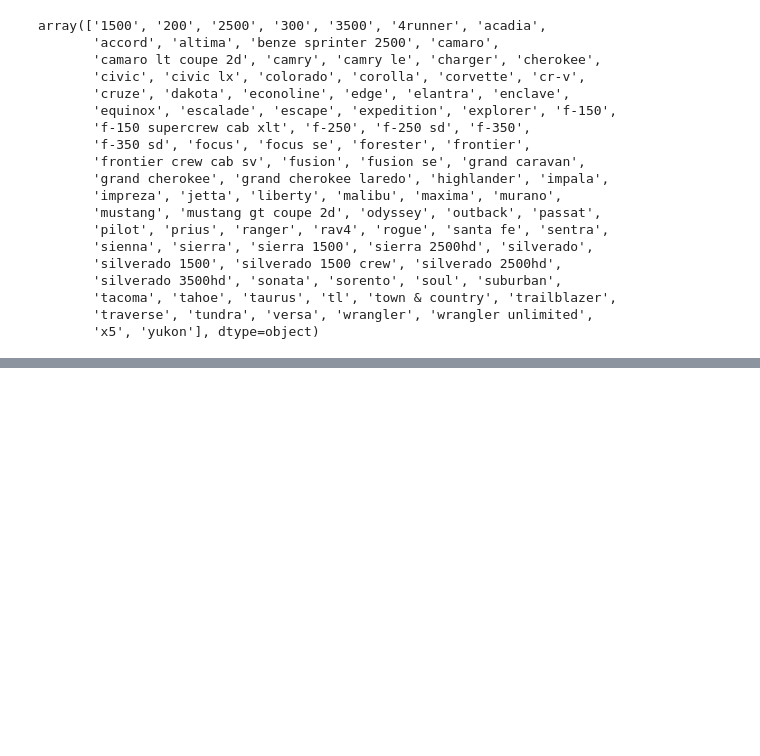
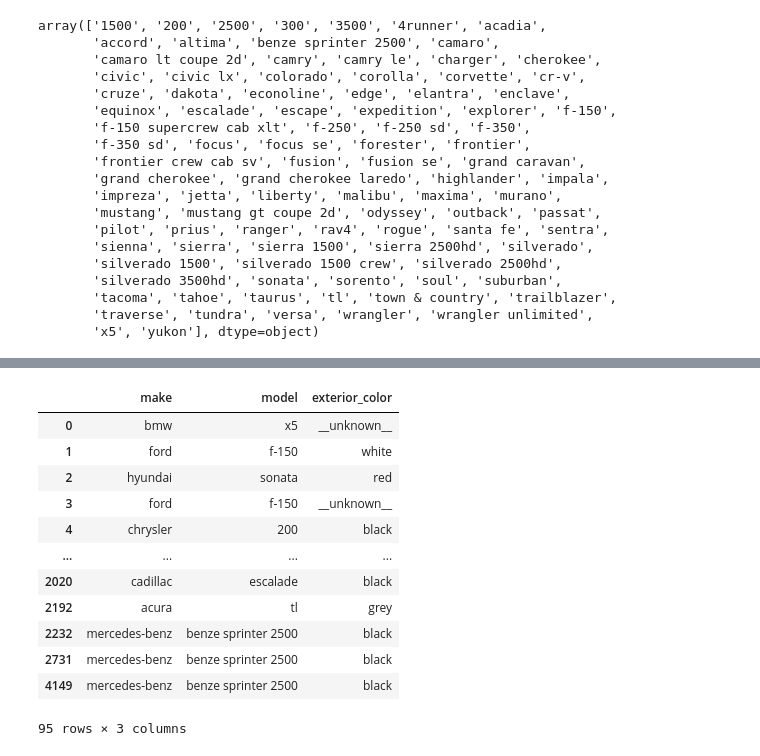
Before and after one commit to Malokingi/auto-ad-data-site, a Jupyter notebook: notebooks/EDA.ipynb, the cells around one changed output, grey strips where cells are left out. Saved outputs shown, nothing was run; the diff lists cells and outputs as text; code cells hidden in the pictures; blank space fills up the shorter version.

```diff
--- a/notebooks/EDA.ipynb
+++ b/notebooks/EDA.ipynb
@@ -152,0 +200,17 @@ array(['1500', '200', '2500', '300', '3500', '4runner', 'acadia',
+# %%
+# Filling in missing exterior_color values with "__unknown__" since there's no point in guessing
+df['exterior_color'] = df['exterior_color'].fillna('__unknown__')
+# %% [output]
+|  | make | model | exterior_color |
+| 0 | bmw | x5 | __unknown__ |
+| 1 | ford | f-150 | white |
+| 2 | hyundai | sonata | red |
+| 3 | ford | f-150 | __unknown__ |
+| 4 | chrysler | 200 | black |
+| ... | ... | ... | ... |
+| 2020 | cadillac | escalade | black |
+| 2192 | acura | tl | grey |
+| 2232 | mercedes-benz | benze sprinter 2500 | black |
+| 2731 | mercedes-benz | benze sprinter 2500 | black |
+| 4149 | mercedes-benz | benze sprinter 2500 | black |
+95 rows × 3 columns
```
Also changed, not shown: parts of 7 cells of this notebook, 2 other files.
